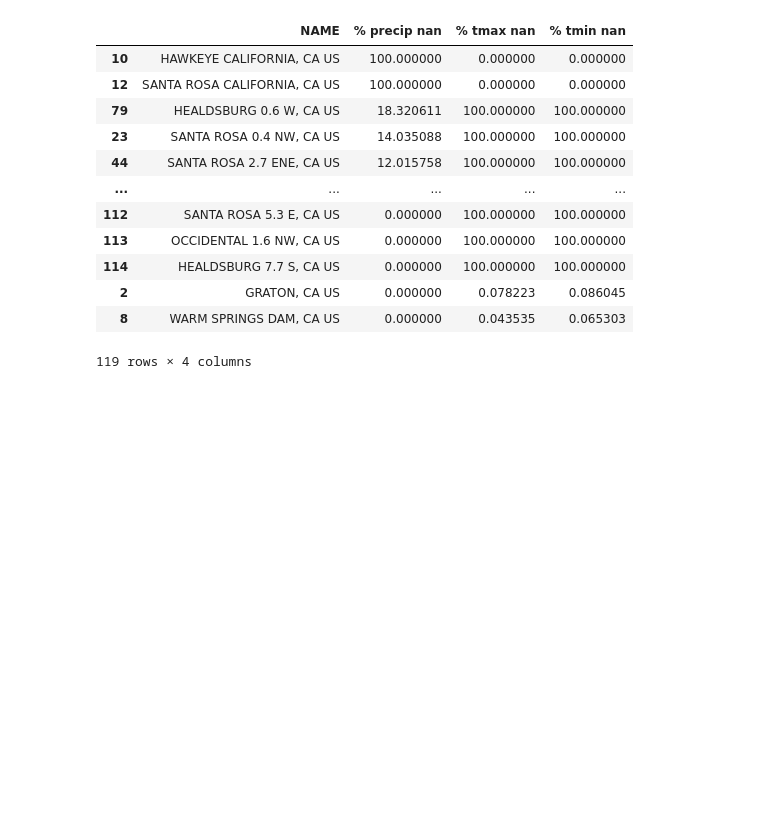
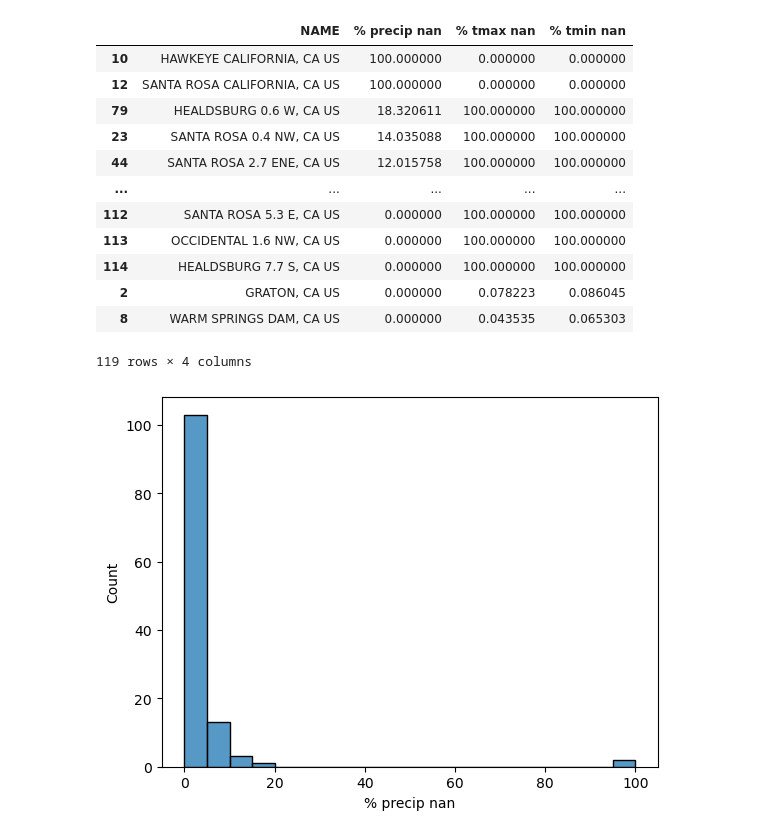
Before and after one commit to coldzonemt/Capstone_2, a Jupyter notebook: Data_Wragnling.ipynb, the cells around one changed output. Drawn from its saved outputs; the diff is of its cells as text; code cells hidden in the pictures; blank space fills up the shorter version.

```diff
--- a/Data_Wragnling.ipynb
+++ b/Data_Wragnling.ipynb
@@ -234,3 +233,9 @@ name_nan_df.sort_values(by=['% precip nan', '% tmax nan'],  ascending=[False, Fa
 | 2 | GRATON, CA US | 0.000000 | 0.078223 | 0.086045 |
 | 8 | WARM SPRINGS DAM, CA US | 0.000000 | 0.043535 | 0.065303 |
 119 rows × 4 columns
+# %%
+# plot missing precipitation data
+sns.histplot(station_nan_df, x='% precip nan', bins = 20)
+plt.show()
+# %% [output]
+[figure, added]
```
Also changed, not shown: parts of 10 cells of this notebook, 3 other files.
